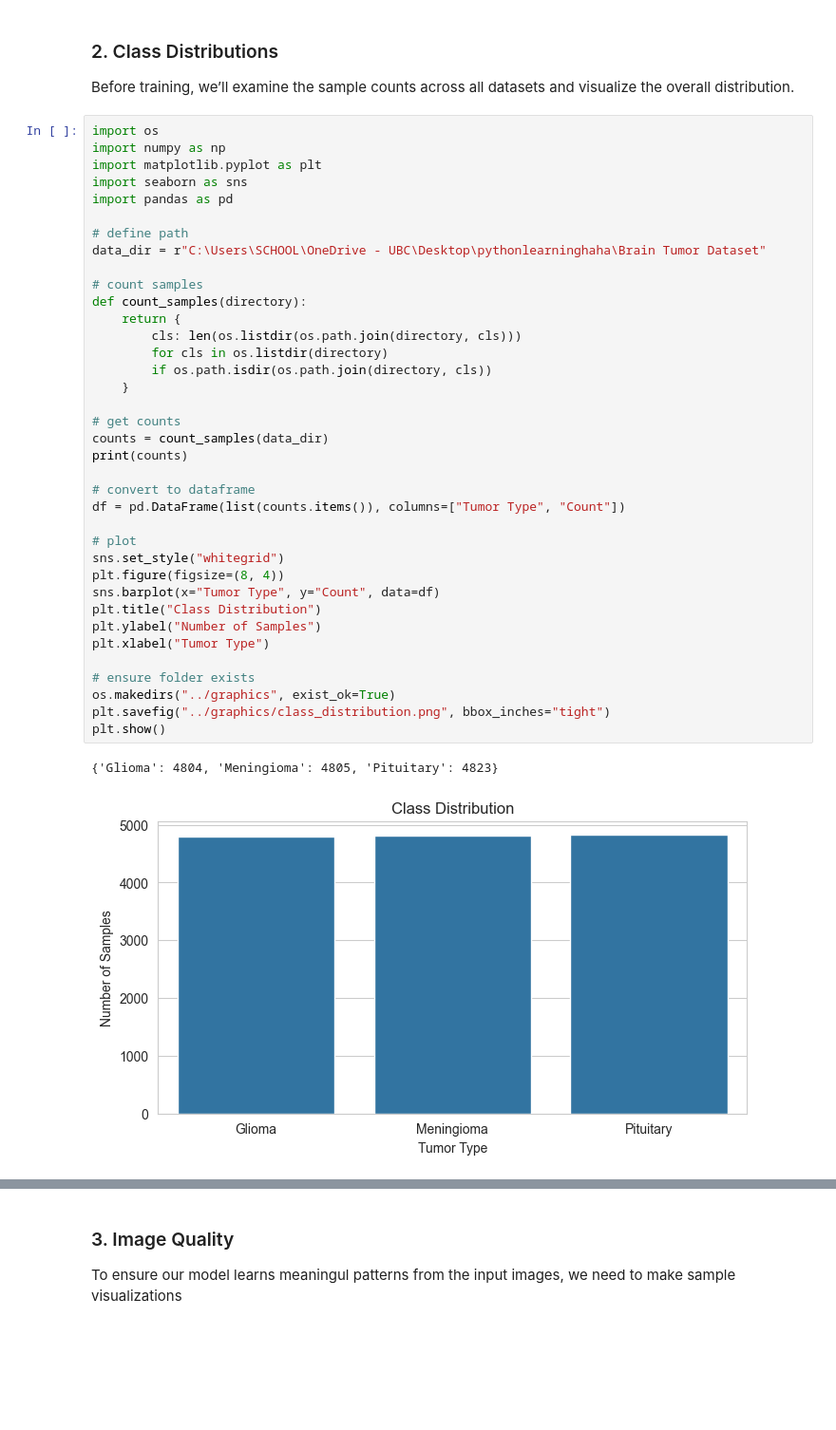
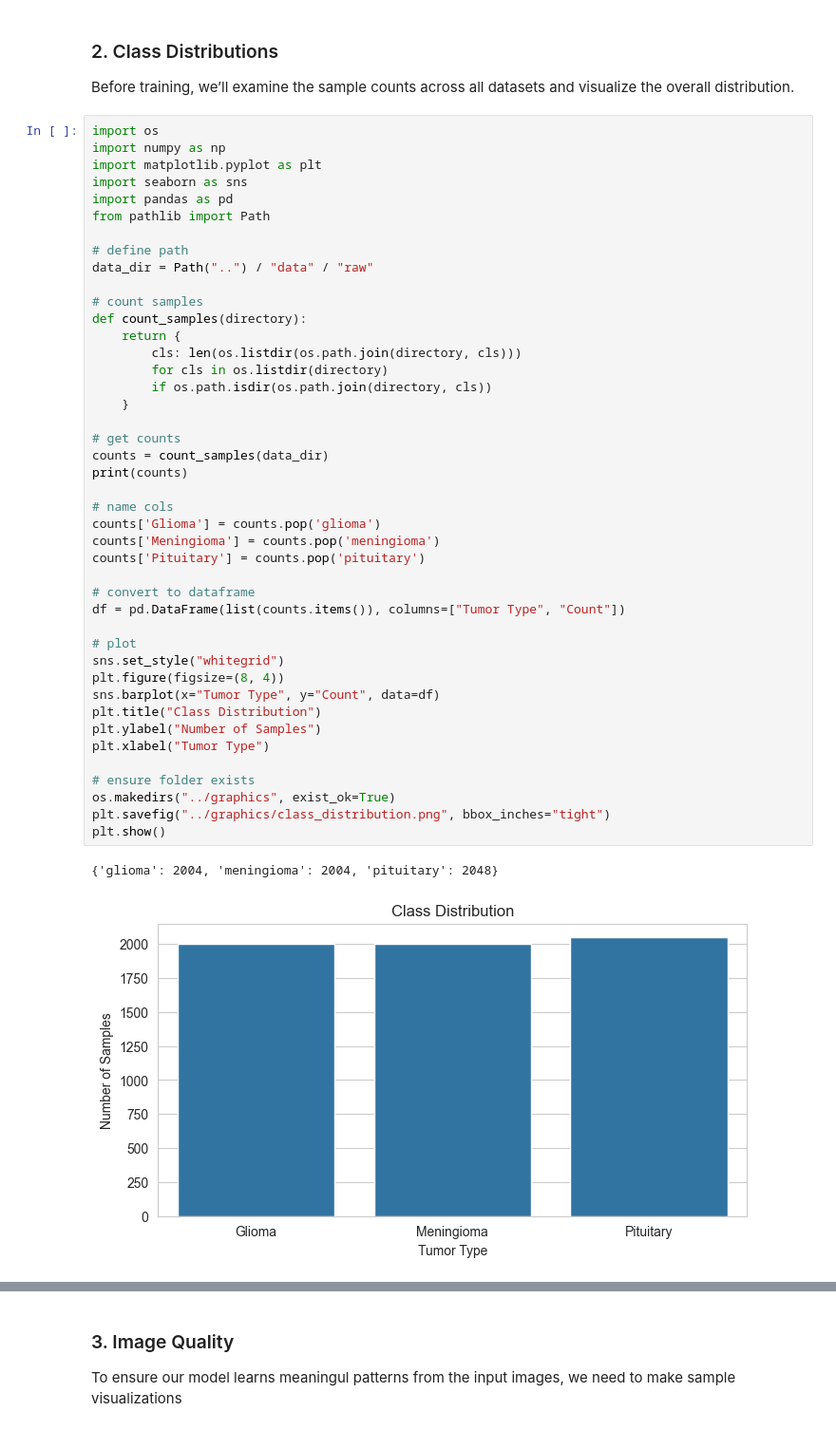
Before and after one commit to daviddning/cancer-tumor-classifier, a Jupyter notebook: notebooks/eda_brain_umor.ipynb, the cells around one changed output, grey strips where cells are left out. Shown at 95% size. Saved outputs shown, nothing was run; the diff lists cells and outputs as text; blank space fills up the shorter version.

```diff
--- a/notebooks/eda_brain_umor.ipynb
+++ b/notebooks/eda_brain_umor.ipynb
@@ -22,40 +22,46 @@ import numpy as np
 import matplotlib.pyplot as plt
 import seaborn as sns
 import pandas as pd
+from pathlib import Path
 
 # define path
-data_dir = r"C:\Users\SCHOOL\OneDrive - UBC\Desktop\pythonlearninghaha\Brain Tumor Dataset"
+data_dir = Path("..") / "data" / "raw"
 
 # count samples
 def count_samples(directory):
     return {
         cls: len(os.listdir(os.path.join(directory, cls)))
         for cls in os.listdir(directory)
         if os.path.isdir(os.path.join(directory, cls))
     }
 
 # get counts
 counts = count_samples(data_dir)
 print(counts)
+
+# name cols
+counts['Glioma'] = counts.pop('glioma')
+counts['Meningioma'] = counts.pop('meningioma')
+counts['Pituitary'] = counts.pop('pituitary')
 
 # convert to dataframe
 df = pd.DataFrame(list(counts.items()), columns=["Tumor Type", "Count"])
 
 # plot
 sns.set_style("whitegrid")
 plt.figure(figsize=(8, 4))
 sns.barplot(x="Tumor Type", y="Count", data=df)
 plt.title("Class Distribution")
 plt.ylabel("Number of Samples")
 plt.xlabel("Tumor Type")
 
 # ensure folder exists
 os.makedirs("../graphics", exist_ok=True)
 plt.savefig("../graphics/class_distribution.png", bbox_inches="tight")
 plt.show()
 # %% [output]
-{'Glioma': 4804, 'Meningioma': 4805, 'Pituitary': 4823}
+{'glioma': 2004, 'meningioma': 2004, 'pituitary': 2048}
-[figure, old version]
+[figure, new version]
 # %% [markdown]
 From what we can see above:
 - Tumor classes contain the following sample counts:
```
Also changed, not shown: parts of 2 cells of this notebook, 2 other files.
